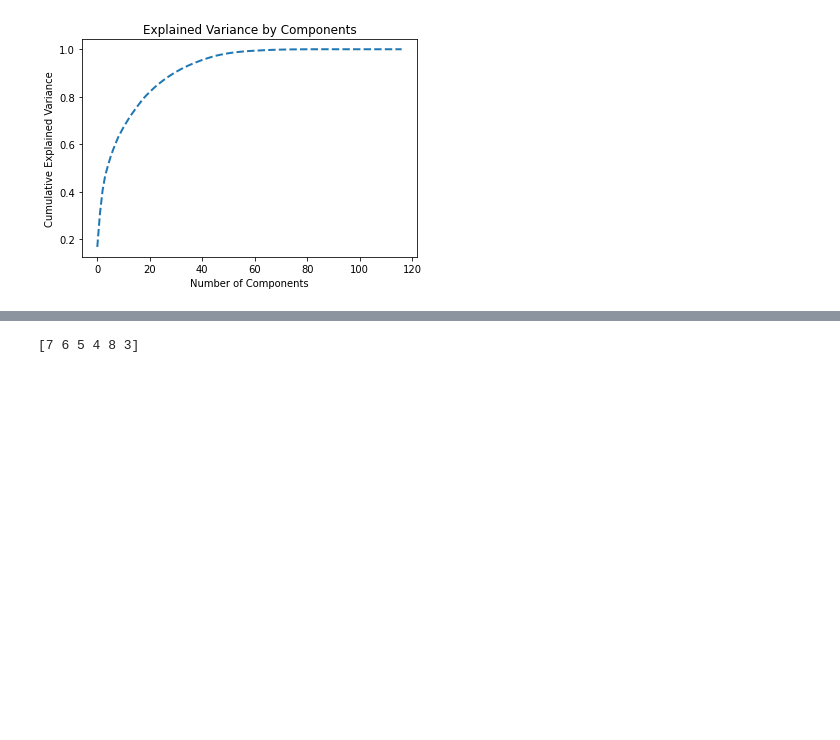
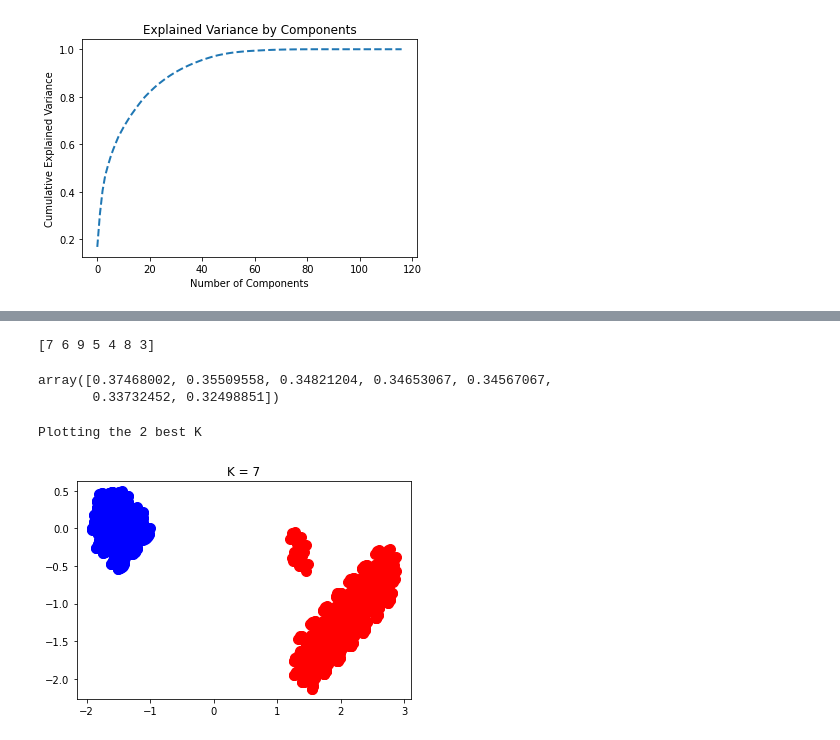
Before and after one commit to Her0elt/applied-machine-learning, a Jupyter notebook: exercise 7/k-nearest.ipynb, the cells around one changed output, grey strips where cells are left out. Drawn from its saved outputs; the diff is of its cells as text; code cells hidden in the pictures; blank space fills up the shorter version.

```diff
--- a/exercise 7/k-nearest.ipynb
+++ b/exercise 7/k-nearest.ipynb
@@ -51,8 +50,22 @@ Redusert antall features: 20
 # %%
-n = 6
+n = 7
 sc = np.array(sc)
 idx = np.argpartition(sc, -n)[-n:]
 indices = idx[np.argsort((-sc)[idx])]
 print(indices)
 # %% [output]
-[7 6 5 4 8 3]
+[7 6 9 5 4 8 3]
+array([0.37468002, 0.35509558, 0.34821204, 0.34653067, 0.34567067,
+       0.33732452, 0.32498851])
+# %%
+print("Plotting the 2 best K")
+k = indices[0]
+plt.title(f"K = {k}")
+kmeans = KMeans(n_clusters=k, init= 'k-means++')
+Ypreds = kmeans.fit_predict(df_pca)
+plt.scatter(df_pca[Ypreds == 0, 0], df_pca[Ypreds == 0, 1], s = 100, c = 'red', label = 'edible')
+plt.scatter(df_pca[Ypreds == 1, 0], df_pca[Ypreds == 1, 1], s = 100, c = 'blue', label = 'poisonous')
+plt.show()
+# %% [output]
+Plotting the 2 best K
+[figure, added]
```
Also changed, not shown: parts of 4 cells of this notebook.
